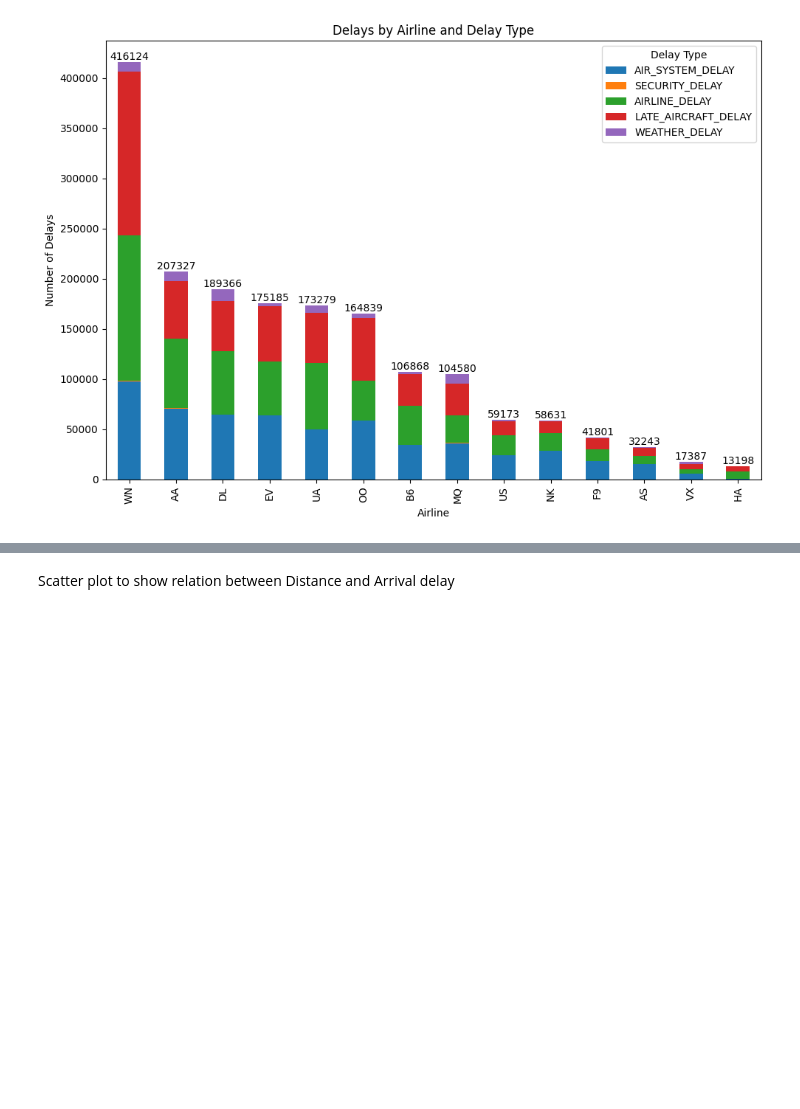
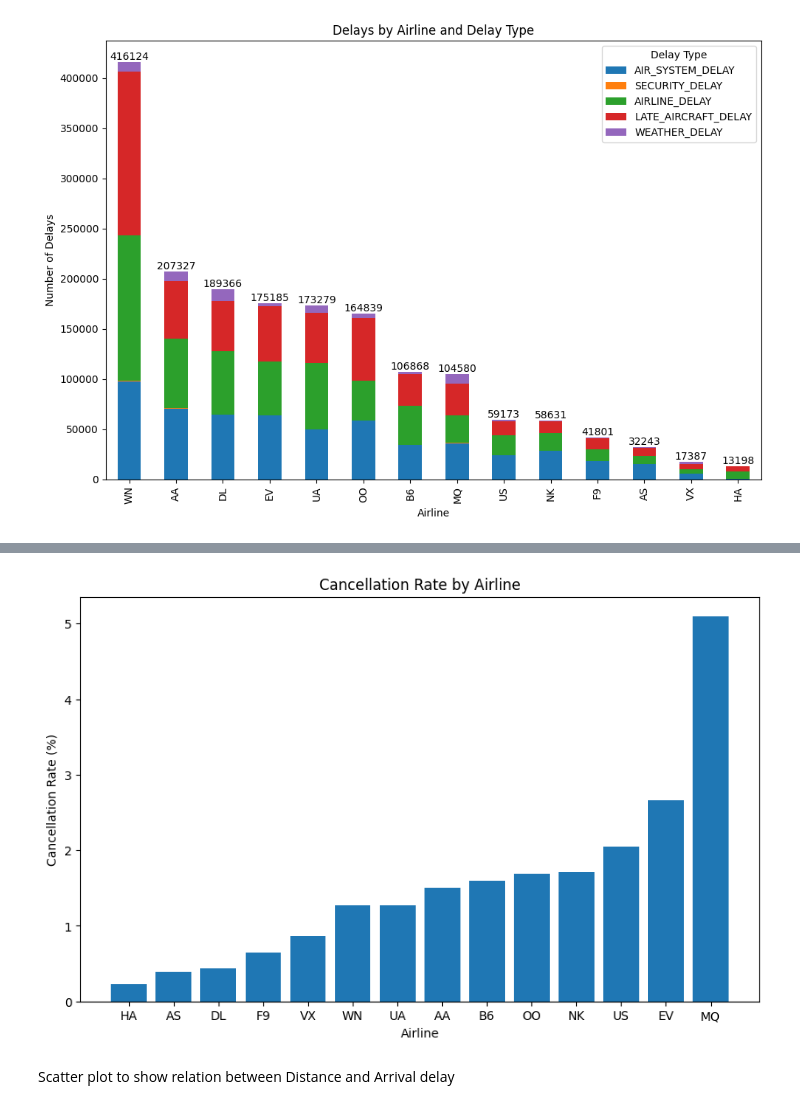
Before and after one commit to GuyPrach/2015-Flight-Delays-and-Cancellations-Analysis, a Jupyter notebook: main.ipynb, the cells around one changed output, grey strips where cells are left out. Saved outputs shown, nothing was run; the diff lists cells and outputs as text; code cells hidden in the pictures; blank space fills up the shorter version.

```diff
--- a/main.ipynb
+++ b/main.ipynb
@@ -271,0 +323,14 @@ plt.show()
+# %%
+# Calculate the number of cancelled flights per airline
+cancelled_flights_per_airline = cancelled_flights.groupby('AIRLINE').size()
+
+# Merge the two DataFrames (total flights and cancelled flights)
+cancelled_flights_rate = pd.DataFrame({
+    'total_flights': total_flights_per_airline,
+    'cancelled_flights': cancelled_flights_per_airline
+})
+
+# Calculate the cancellation rate per airline
+cancelled_flights_rate['cancellation_rate'] = (cancelled_flights_rate['cancelled_flights'] / cancelled_flights_rate['total_flights']) * 100
+
+print(cancelled_flights_rate.sort_values('cancellation_rate'))
@@ -272,3 +354,18 @@ plt.show()
+# %%
+# Sort the DataFrame by cancellation_rate in ascending order
+cancelled_flights_rate = cancelled_flights_rate.sort_values('cancellation_rate', ascending=True)
+
+plt.figure(figsize=(10, 6))
+plt.bar(cancelled_flights_rate.index, cancelled_flights_rate['cancellation_rate'], width=0.8)
+
+# Add label and title
+plt.title('Cancellation Rate by Airline')
+plt.xlabel('Airline')
+plt.ylabel('Cancellation Rate (%)')
+
+plt.show()
+# %% [output]
+[figure, added]
 # %% [markdown]
 Scatter plot to show relation between Distance and Arrival delay
 # %%
```
Also changed, not shown: parts of 11 cells of this notebook.
